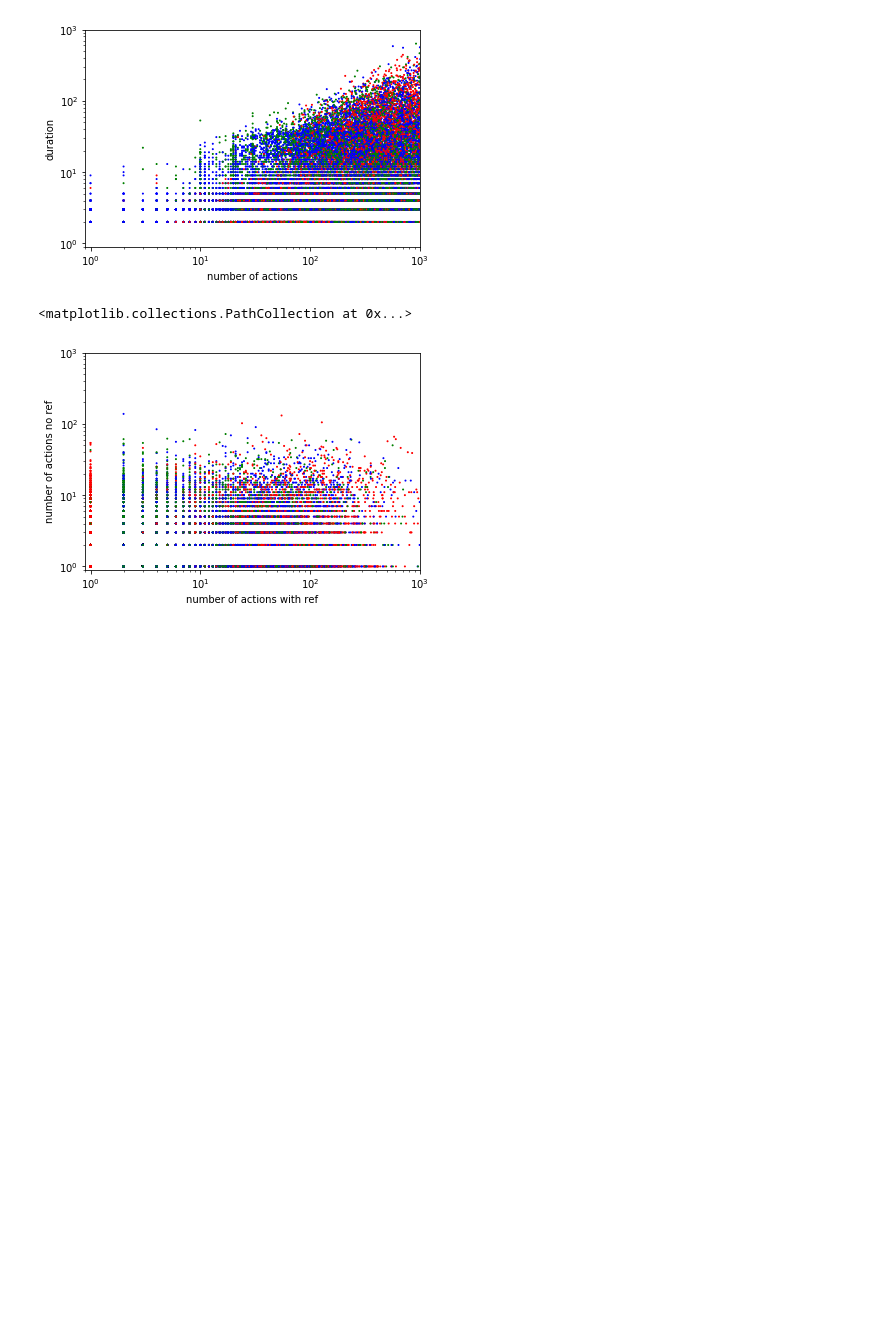
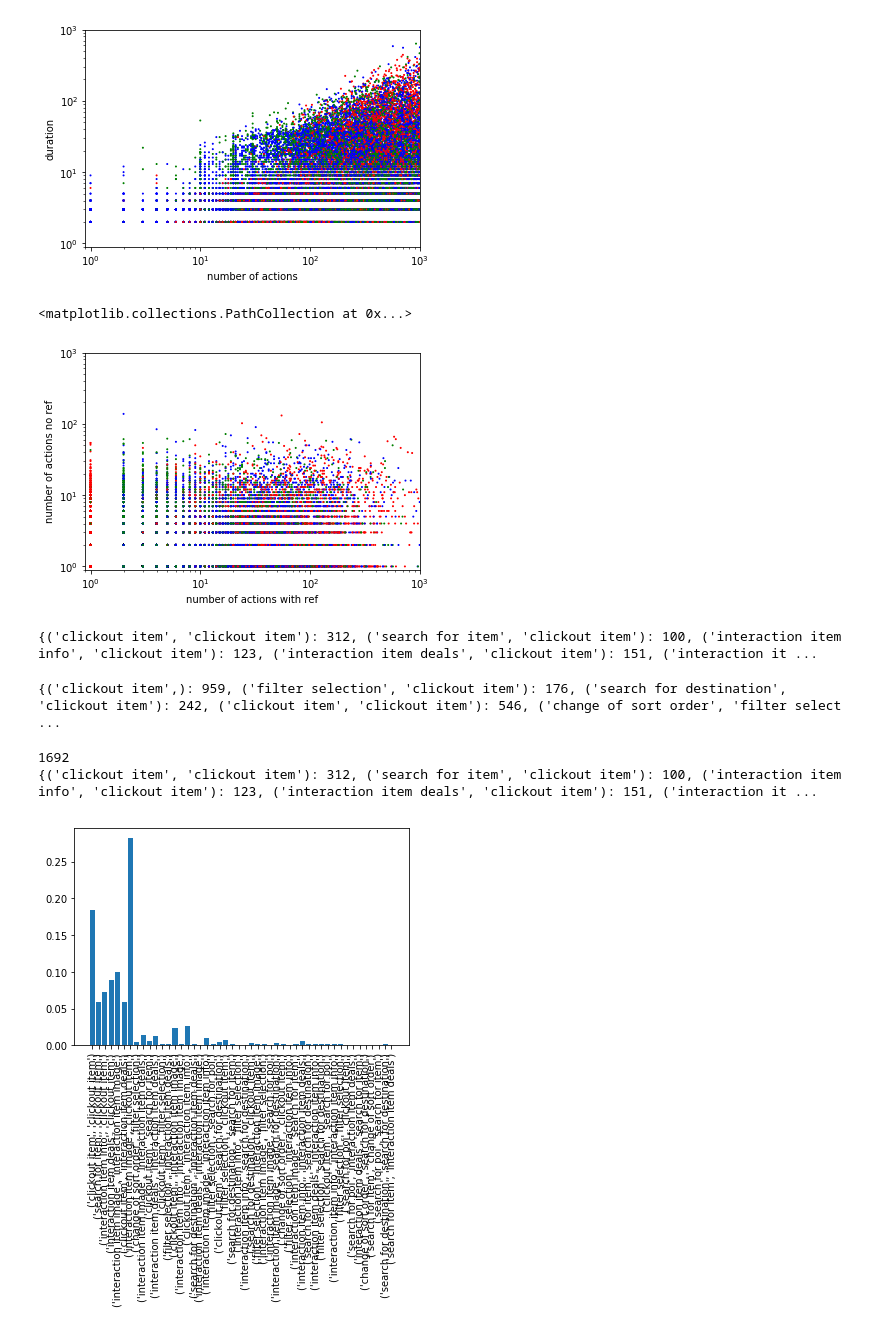
Before and after one commit to federicoparroni/recsys2019, a Jupyter notebook: visualize_data/search for cluster.ipynb, the cells around one changed output. Saved outputs shown, nothing was run; the diff lists cells and outputs as text; code cells hidden in the pictures; blank space fills up the shorter version.

```diff
--- a/visualize_data/search for cluster.ipynb
+++ b/visualize_data/search for cluster.ipynb
@@ -120,3 +124,40 @@ plt.scatter(x,y,c=c, s=1)
 # %% [output]
 <matplotlib.collections.PathCollection at 0x...>
 [figure]
+# %%
+dict_y = {}
+count_y = 0
+for t in temp:
+    if(t['clickout_equal_last_reference']):
+        count_y+=1
+        if tuple(t['action_list'][-2:]) not in dict_y:
+            dict_y[tuple(t['action_list'][-2:])] = 1
+        else:
+            dict_y[tuple(t['action_list'][-2:])] += 1
+print(dict_y)
+# %% [output]
+{('clickout item', 'clickout item'): 312, ('search for item', 'clickout item'): 100, ('interaction item info', 'clickout item'): 123, ('interaction item deals', 'clickout item'): 151, ('interaction it ...
+# %%
+dict_n = {}
+count_n = 0
+for t in temp:
+    if(not t['clickout_equal_last_reference']):
+        count_n +=1
+        if tuple(t['action_list'][-2:]) not in dict_n:
+            dict_n[tuple(t['action_list'][-2:])] = 1
+        else:
+            dict_n[tuple(t['action_list'][-2:])] += 1
+print(dict_n)
+# %% [output]
+{('clickout item',): 959, ('filter selection', 'clickout item'): 176, ('search for destination', 'clickout item'): 242, ('clickout item', 'clickout item'): 546, ('change of sort order', 'filter select ...
+# %%
+print(count_y)
+print(dict_y)
+
+plt.bar(range(len(dict_y)), [x/count_y for x in dict_y.values()], align='center')
+plt.xticks(range(len(dict_y)), list(dict_y.keys()), rotation='vertical')
+plt.show()
+# %% [output]
+1692
+{('clickout item', 'clickout item'): 312, ('search for item', 'clickout item'): 100, ('interaction item info', 'clickout item'): 123, ('interaction item deals', 'clickout item'): 151, ('interaction it ...
+[figure, added]
```
Also changed, not shown: parts of 3 cells of this notebook, 16 other files.
